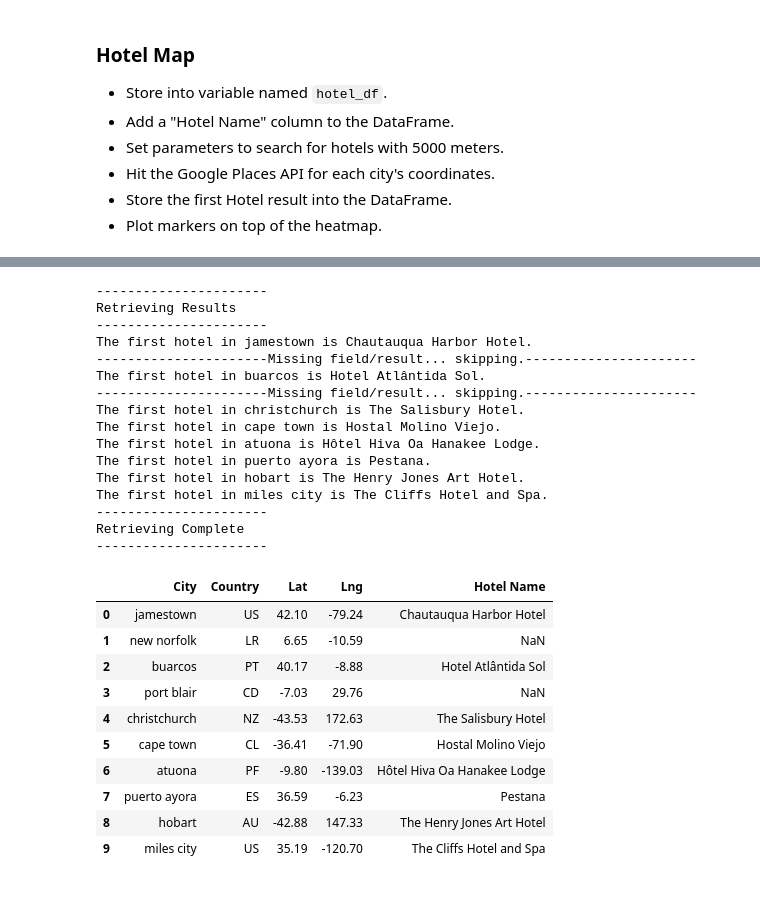
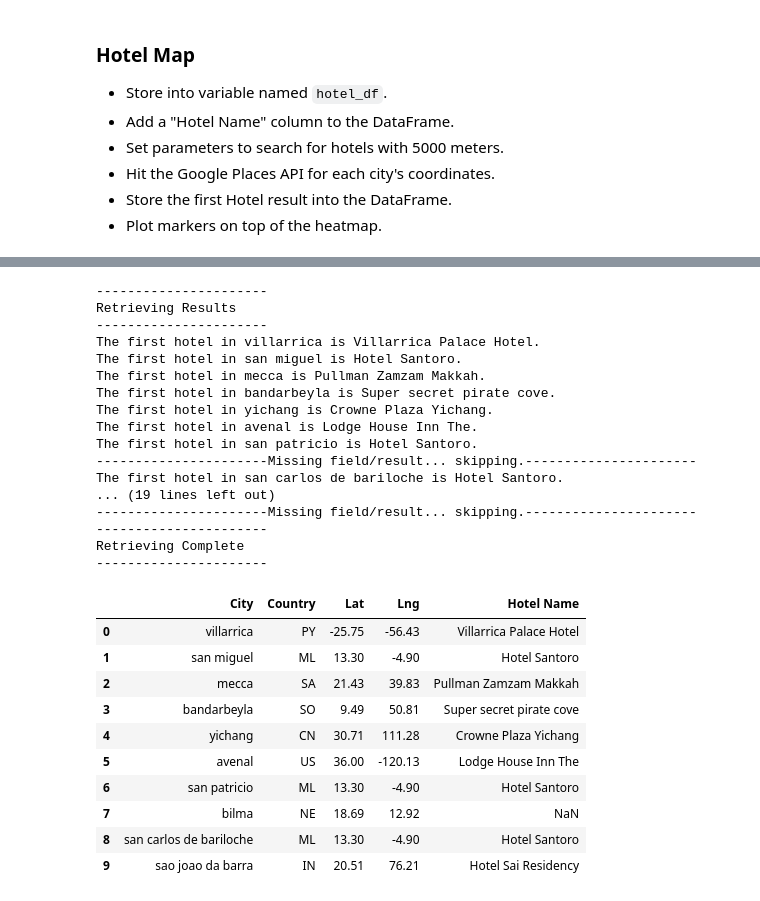
Before and after one commit to jackie33g/UCI_HomeWork_KCH, a Jupyter notebook: python-api-challenge/Python_Challenges_VacationPy/VacationPy.ipynb, the cells around one changed output, grey strips where cells are left out. Cells and saved outputs as stored; diff of their text form; code cells hidden in the pictures.

```diff
--- a/python-api-challenge/Python_Challenges_VacationPy/VacationPy.ipynb
+++ b/python-api-challenge/Python_Challenges_VacationPy/VacationPy.ipynb
@@ -56,15 +70,17 @@ fig
 * Narrow down the cities to fit weather conditions.
 * Drop any rows will null values.
 # %%
-reduce_data = pd.DataFrame(reduced_weather_data, columns = ["City", "Max Temp", "Wind Speed", "Cloudiness"])
+new_data = pd.DataFrame(weather_data, columns = ["City", "Max Temp", "Wind Speed", "Cloudiness"])
 # A max temperature lower than 80 degrees but higher than 70.
-new_max_temp = (reduce_data["Max Temp"] <= 80) & (reduce_data["Max Temp"] > 70)
+new_max_temp = (new_data["Max Temp"] <= 80) & (new_data["Max Temp"] > 70)
 # Wind speed less than 10 mph.
-new_wind_speed = reduce_data["Wind Speed"] < 10
+new_wind_speed = new_data["Wind Speed"] < 10
 # Zero cloudiness.
-new_cloudiness = reduce_data["Cloudiness"] == 0
+new_cloudiness = new_data["Cloudiness"] == 0
+
 # Drop any rows that don't contain all three conditions.
-new_data = reduce_data
-new_data[new_max_temp & new_wind_speed & new_cloudiness]
-new_data
+new_weather_data =new_data[new_max_temp & new_wind_speed & new_cloudiness]
+
+new_weather_data_merged=pd.merge(new_weather_data, weather_data, on=["City","Max Temp","Wind Speed","Cloudiness"], how="left")
+new_weather_data_merged
 # %% [output]
@@ -88,9 +110,11 @@ new_data
 * Store the first Hotel result into the DataFrame.
 * Plot markers on top of the heatmap.
 # %%
-hotel_df = pd.DataFrame(reduced_weather_data, columns=["City", "Country", "Lat", "Lng"])
+hotel_df = pd.DataFrame(new_weather_data_merged, columns=["City", "Country", "Lat", "Lng"])
 
 hotel_df["Hotel Name"] = ""
+
+
 hotel_df
 # %% [output]
 |  | City | Country | Lat | Lng | Hotel Name |
@@ -140,34 +170,36 @@ print(f"----------------------\nRetrieving Complete\n----------------------")
 ----------------------
 Retrieving Results
 ----------------------
-The first hotel in jamestown is Chautauqua Harbor Hotel.
+The first hotel in villarrica is Villarrica Palace Hotel.
+The first hotel in san miguel is Hotel Santoro.
+The first hotel in mecca is Pullman Zamzam Makkah.
+The first hotel in bandarbeyla is Super secret pirate cove.
+The first hotel in yichang is Crowne Plaza Yichang.
+The first hotel in avenal is Lodge House Inn The.
+The first hotel in san patricio is Hotel Santoro.
 ----------------------Missing field/result... skipping.----------------------
-The first hotel in buarcos is Hotel Atlântida Sol.
+The first hotel in san carlos de bariloche is Hotel Santoro.
+... (19 lines left out)
 ----------------------Missing field/result... skipping.----------------------
-The first hotel in christchurch is The Salisbury Hotel.
-The first hotel in cape town is Hostal Molino Viejo.
-The first hotel in atuona is Hôtel Hiva Oa Hanakee Lodge.
-The first hotel in puerto ayora is Pestana.
-The first hotel in hobart is The Henry Jones Art Hotel.
-The first hotel in miles city is The Cliffs Hotel and Spa.
 ----------------------
 Retrieving Complete
 ----------------------
 # %%
 hotel_df["Hotel Name"]=hotel_name
-hotel_df
+reduced_hotel_df=hotel_df.head(10)
+reduced_hotel_df
 # %% [output]
 |  | City | Country | Lat | Lng | Hotel Name |
-| 0 | jamestown | US | 42.10 | -79.24 | Chautauqua Harbor Hotel |
-| 1 | new norfolk | LR | 6.65 | -10.59 | NaN |
-| 2 | buarcos | PT | 40.17 | -8.88 | Hotel Atlântida Sol |
-| 3 | port blair | CD | -7.03 | 29.76 | NaN |
-| 4 | christchurch | NZ | -43.53 | 172.63 | The Salisbury Hotel |
-| 5 | cape town | CL | -36.41 | -71.90 | Hostal Molino Viejo |
-| 6 | atuona | PF | -9.80 | -139.03 | Hôtel Hiva Oa Hanakee Lodge |
-| 7 | puerto ayora | ES | 36.59 | -6.23 | Pestana |
-| 8 | hobart | AU | -42.88 | 147.33 | The Henry Jones Art Hotel |
-| 9 | miles city | US | 35.19 | -120.70 | The Cliffs Hotel and Spa |
+| 0 | villarrica | PY | -25.75 | -56.43 | Villarrica Palace Hotel |
+| 1 | san miguel | ML | 13.30 | -4.90 | Hotel Santoro |
+| 2 | mecca | SA | 21.43 | 39.83 | Pullman Zamzam Makkah |
+| 3 | bandarbeyla | SO | 9.49 | 50.81 | Super secret pirate cove |
+| 4 | yichang | CN | 30.71 | 111.28 | Crowne Plaza Yichang |
+| 5 | avenal | US | 36.00 | -120.13 | Lodge House Inn The |
+| 6 | san patricio | ML | 13.30 | -4.90 | Hotel Santoro |
+| 7 | bilma | NE | 18.69 | 12.92 | NaN |
+| 8 | san carlos de bariloche | ML | 13.30 | -4.90 | Hotel Santoro |
+| 9 | sao joao da barra | IN | 20.51 | 76.21 | Hotel Sai Residency |
 # %%
 # NOTE: Do not change any of the code in this cell
 # Using the template add the hotel marks to the heatmap
```
Also changed, not shown: parts of 7 cells of this notebook, 3 other files.
